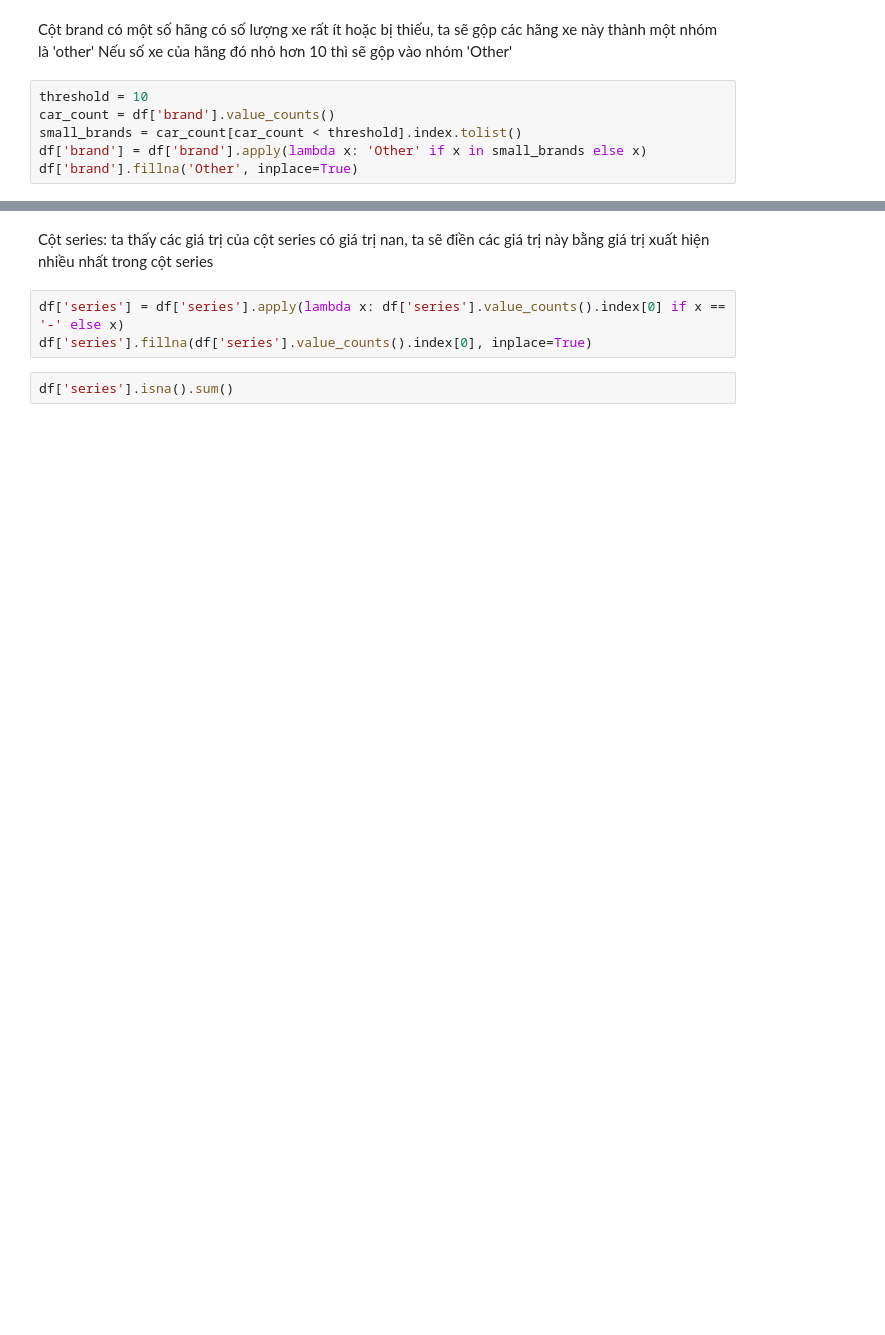
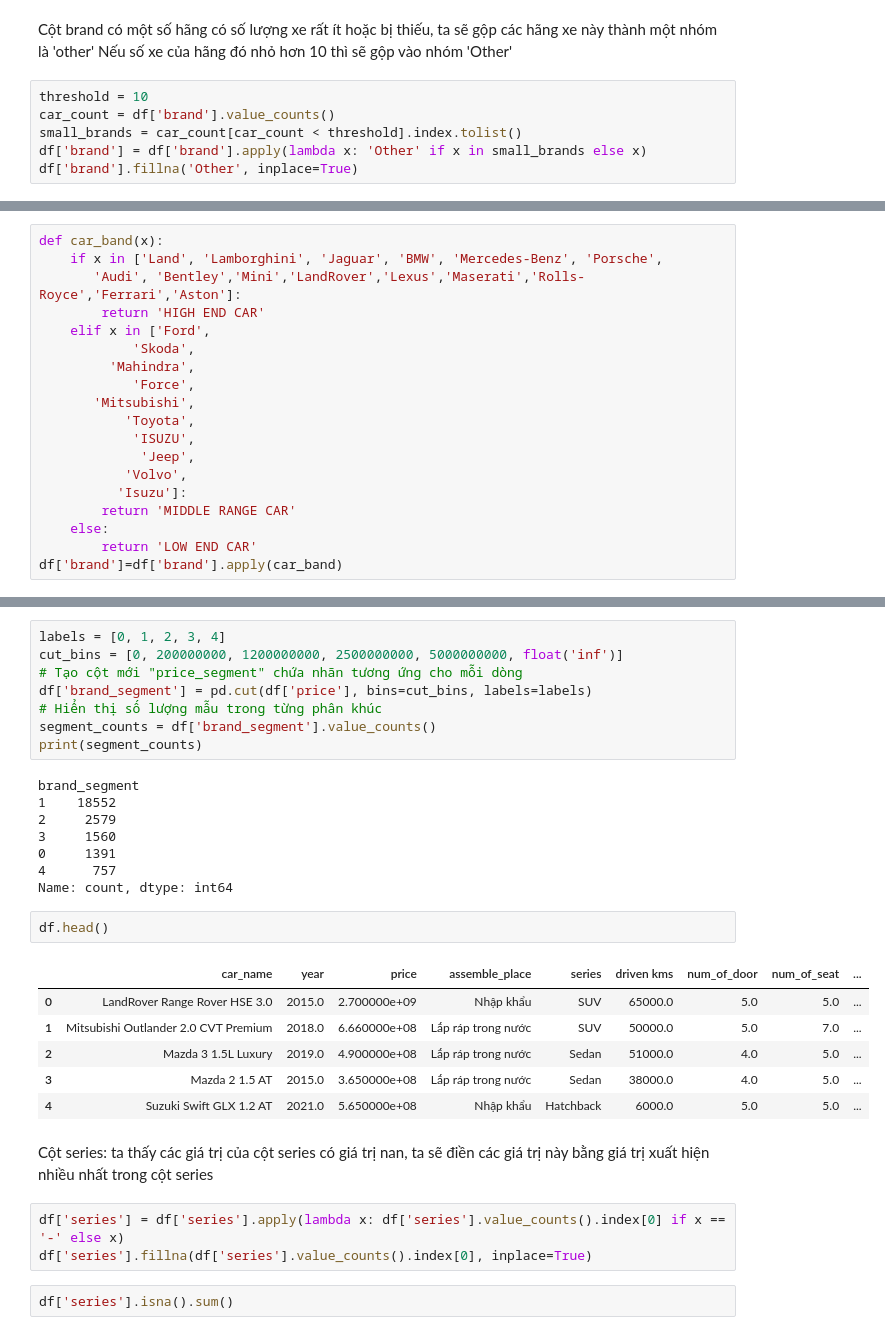
Before and after one commit to Nam0101/Old-car-price-prediction, a Jupyter notebook: notebooks/main.ipynb, the cells around one changed output, grey strips where cells are left out. Saved outputs shown, nothing was run; the diff lists cells and outputs as text; blank space fills up the shorter version.

```diff
--- a/notebooks/main.ipynb
+++ b/notebooks/main.ipynb
@@ -122,0 +275,19 @@ df['brand'].fillna('Other', inplace=True)
+# %%
+def car_band(x):
+    if x in ['Land', 'Lamborghini', 'Jaguar', 'BMW', 'Mercedes-Benz', 'Porsche',
+       'Audi', 'Bentley','Mini','LandRover','Lexus','Maserati','Rolls-Royce','Ferrari','Aston']:
+        return 'HIGH END CAR'
+    elif x in ['Ford',
+            'Skoda',
+         'Mahindra',
+            'Force',
+       'Mitsubishi',
+           'Toyota',
+            'ISUZU',
+             'Jeep',
+           'Volvo',
+          'Isuzu']:
+        return 'MIDDLE RANGE CAR'
+    else:
+        return 'LOW END CAR'
+df['brand']=df['brand'].apply(car_band)
@@ -123,3 +302,28 @@ df['brand'].fillna('Other', inplace=True)
+# %%
+labels = [0, 1, 2, 3, 4]
+cut_bins = [0, 200000000, 1200000000, 2500000000, 5000000000, float('inf')]
+# Tạo cột mới "price_segment" chứa nhãn tương ứng cho mỗi dòng
+df['brand_segment'] = pd.cut(df['price'], bins=cut_bins, labels=labels)
+# Hiển thị số lượng mẫu trong từng phân khúc
+segment_counts = df['brand_segment'].value_counts()
+print(segment_counts)
+# %% [output]
+brand_segment
+1    18552
+2     2579
+3     1560
+0     1391
+4      757
+Name: count, dtype: int64
+# %%
+df.head()
+# %% [output]
+|  | car_name | year | price | assemble_place | series | driven kms | num_of_door | num_of_seat | ... |
+| 0 | LandRover Range Rover HSE 3.0 | 2015.0 | 2.700000e+09 | Nhập khẩu | SUV | 65000.0 | 5.0 | 5.0 | ... |
+| 1 | Mitsubishi Outlander 2.0 CVT Premium | 2018.0 | 6.660000e+08 | Lắp ráp trong nước | SUV | 50000.0 | 5.0 | 7.0 | ... |
+| 2 | Mazda 3 1.5L Luxury | 2019.0 | 4.900000e+08 | Lắp ráp trong nước | Sedan | 51000.0 | 4.0 | 5.0 | ... |
+| 3 | Mazda 2 1.5 AT | 2015.0 | 3.650000e+08 | Lắp ráp trong nước | Sedan | 38000.0 | 4.0 | 5.0 | ... |
+| 4 | Suzuki Swift GLX 1.2 AT | 2021.0 | 5.650000e+08 | Nhập khẩu | Hatchback | 6000.0 | 5.0 | 5.0 | ... |
 # %% [markdown]
 Cột series: ta thấy các giá trị của cột series có giá trị nan, ta sẽ điền các giá trị này bằng giá trị xuất hiện nhiều nhất trong cột series
 # %%
```
Also changed, not shown: parts of 53 cells of this notebook.
